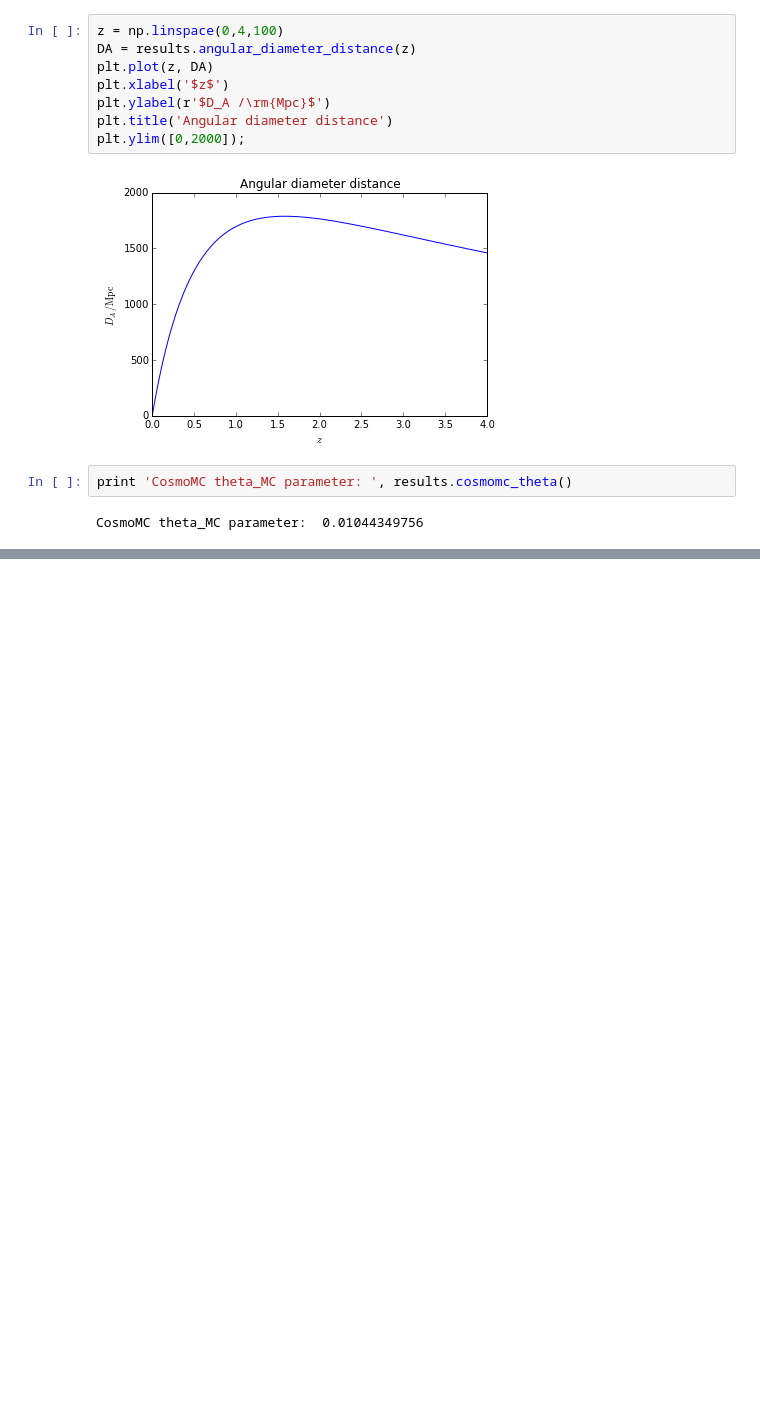
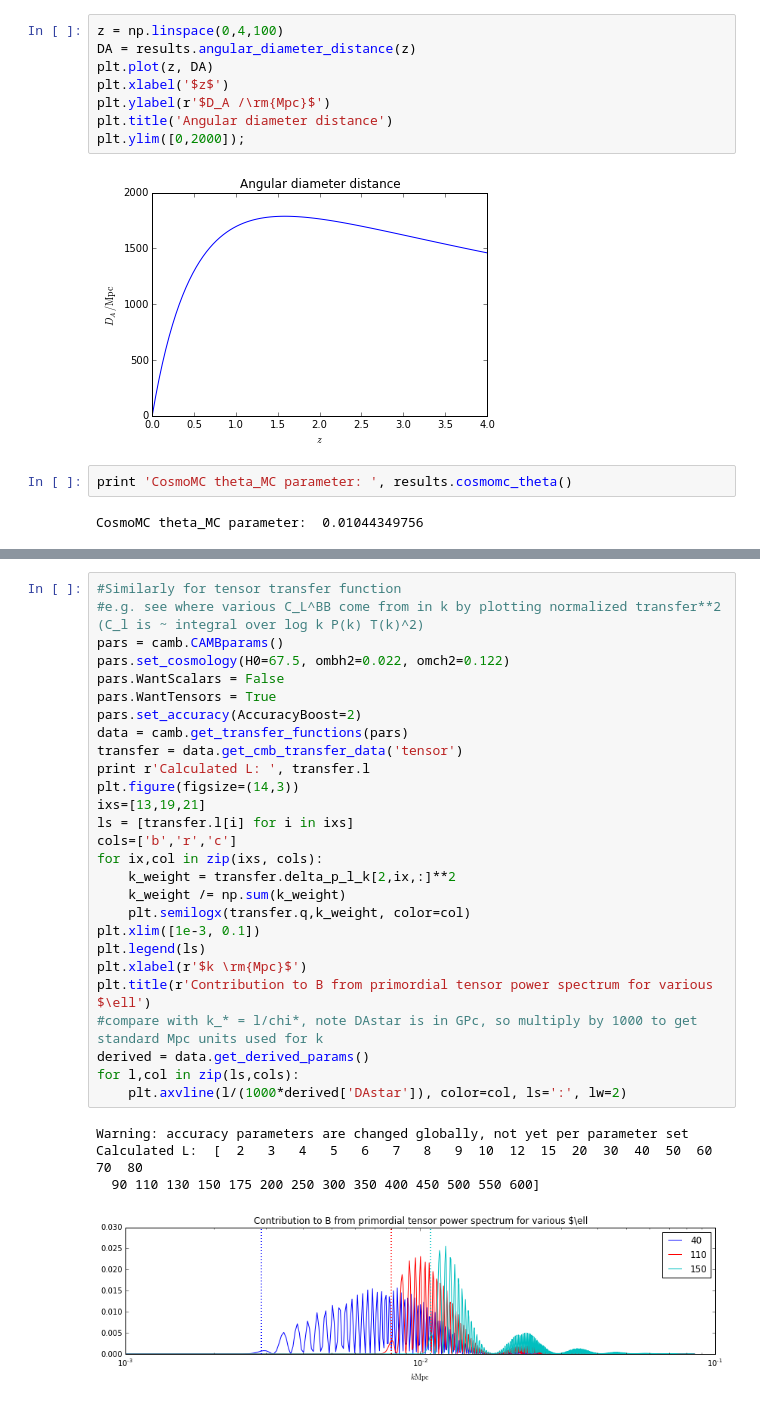
Before and after one commit to cmbant/CAMB, a Jupyter notebook: pycamb/docs/CAMBdemo.ipynb, the cells around one changed output, grey strips where cells are left out. Saved outputs shown, nothing was run; the diff lists cells and outputs as text; blank space fills up the shorter version.

```diff
--- a/pycamb/docs/CAMBdemo.ipynb
+++ b/pycamb/docs/CAMBdemo.ipynb
@@ -197,0 +227,32 @@ CosmoMC theta_MC parameter:  0.01044349756
+# %%
+#Similarly for tensor transfer function
+#e.g. see where various C_L^BB come from in k by plotting normalized transfer**2 (C_l is ~ integral over log k P(k) T(k)^2)
+pars = camb.CAMBparams()
+pars.set_cosmology(H0=67.5, ombh2=0.022, omch2=0.122)
+pars.WantScalars = False
+pars.WantTensors = True
+pars.set_accuracy(AccuracyBoost=2)
+data = camb.get_transfer_functions(pars)
+transfer = data.get_cmb_transfer_data('tensor')
+print r'Calculated L: ', transfer.l
+plt.figure(figsize=(14,3))
+ixs=[13,19,21]
+ls = [transfer.l[i] for i in ixs]
+cols=['b','r','c']
+for ix,col in zip(ixs, cols):
+    k_weight = transfer.delta_p_l_k[2,ix,:]**2
+    k_weight /= np.sum(k_weight)
+    plt.semilogx(transfer.q,k_weight, color=col)
+plt.xlim([1e-3, 0.1])
+plt.legend(ls)
+plt.xlabel(r'$k \rm{Mpc}$')
+plt.title(r'Contribution to B from primordial tensor power spectrum for various $\ell')
+#compare with k_* = l/chi*, note DAstar is in GPc, so multiply by 1000 to get standard Mpc units used for k
+derived = data.get_derived_params()
+for l,col in zip(ls,cols):
+    plt.axvline(l/(1000*derived['DAstar']), color=col, ls=':', lw=2)
+# %% [output]
+Warning: accuracy parameters are changed globally, not yet per parameter set
+Calculated L:  [  2   3   4   5   6   7   8   9  10  12  15  20  30  40  50  60  70  80
+  90 110 130 150 175 200 250 300 350 400 450 500 550 600]
+[figure, added]
```
Also changed, not shown: parts of 8 cells of this notebook, 12 other files.
